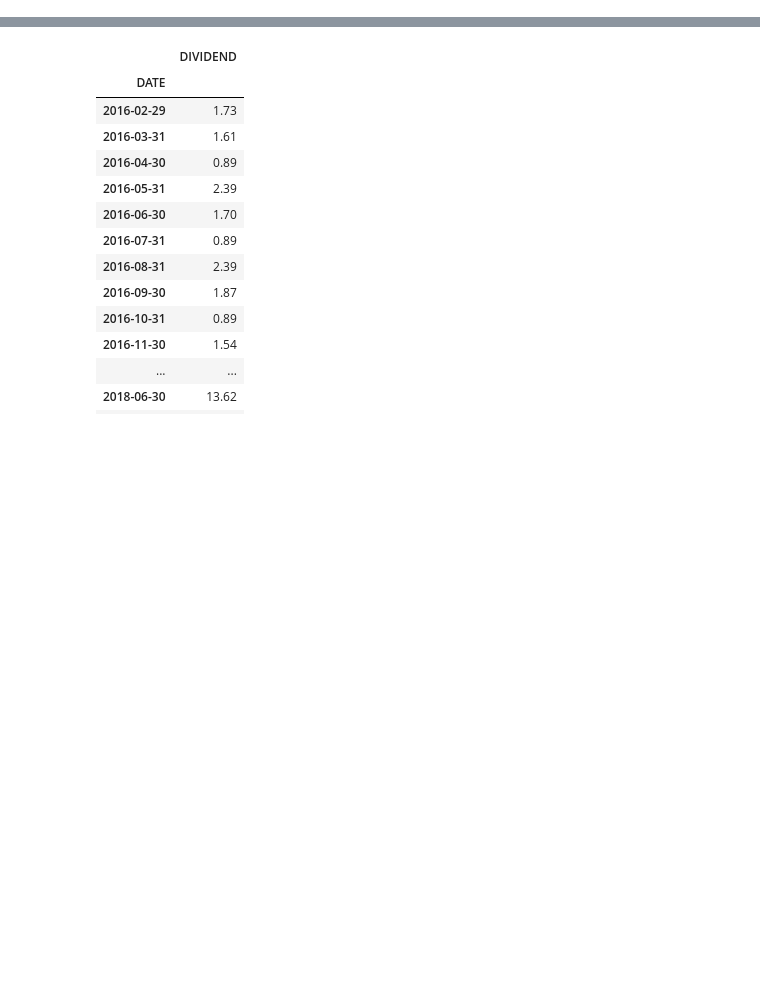
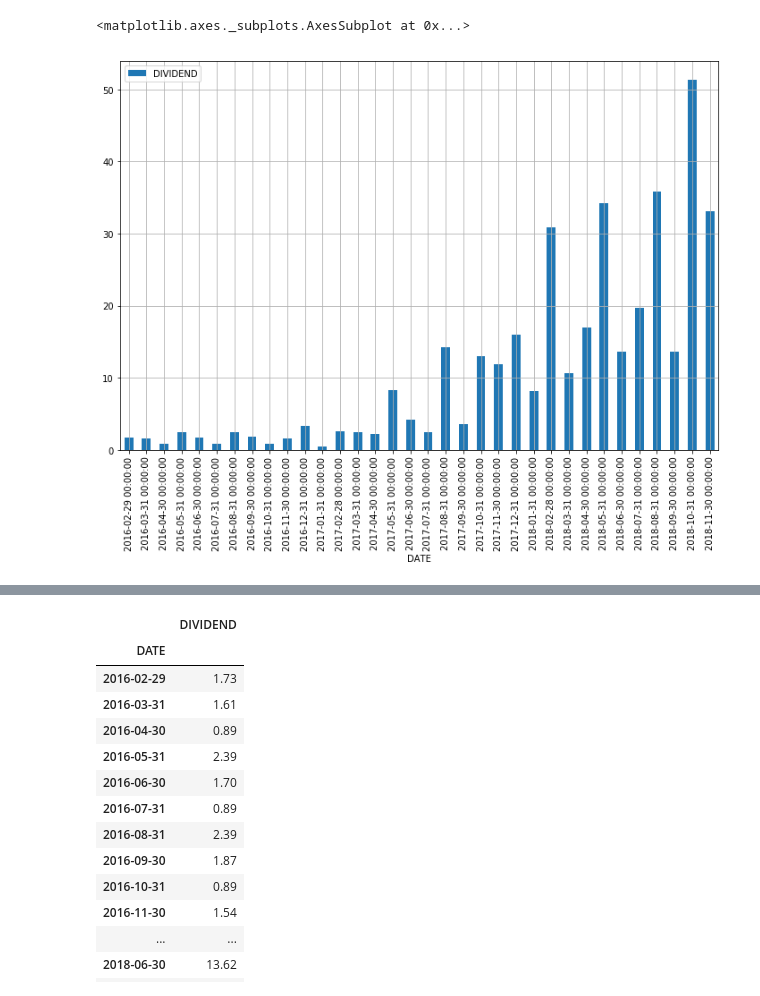
Before and after one commit to angelxtry/PyDataSc, a Jupyter notebook: StockDividend/dividend_year_quarter_month.ipynb, the cells around one changed output, grey strips where cells are left out. Cells and saved outputs as stored; diff of their text form; code cells hidden in the pictures; blank space fills up the shorter version.

```diff
--- a/StockDividend/dividend_year_quarter_month.ipynb
+++ b/StockDividend/dividend_year_quarter_month.ipynb
@@ -42,3 +42,8 @@ dividend.resample(rule='A').sum().plot(kind='bar', grid=True)
+# %%
+dividend.resample(rule='M').sum().plot(kind='bar', grid=True, figsize=(12, 8))
+# %% [output]
+<matplotlib.axes._subplots.AxesSubplot at 0x...>
+[figure, added]
 # %%
 fig, ax = plt.subplots()
 ax.plot_date(div_y.index, div_y['DIVIDEND'], '-')
```
Also changed, not shown: parts of 7 cells of this notebook, 5 other files.
